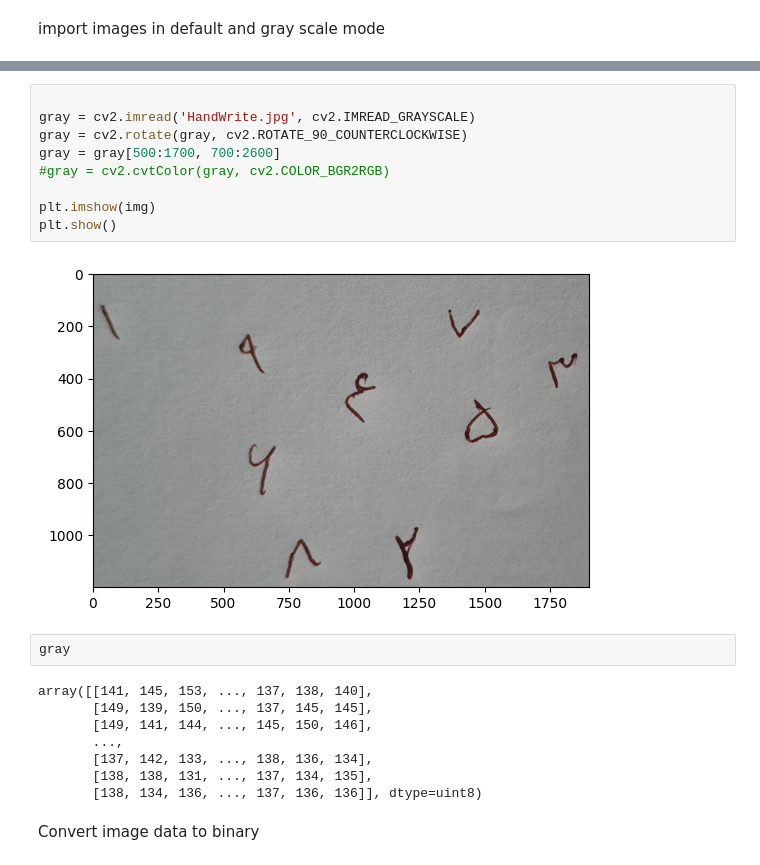
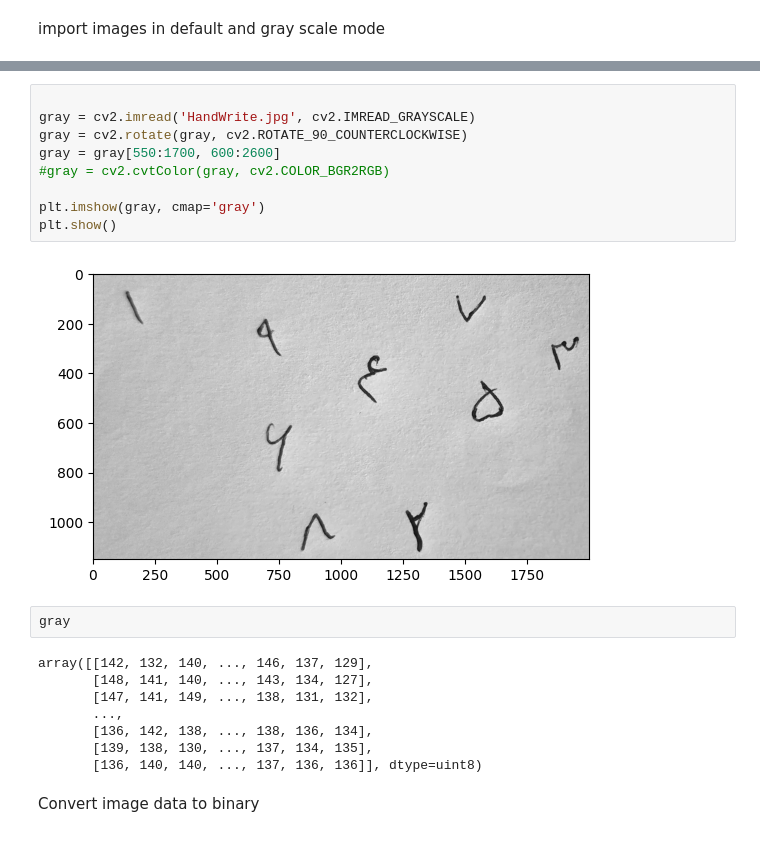
Before and after one commit to Mamootin/Connected-Component-OpenCV, a Jupyter notebook: ConnectedComponent.ipynb, the cells around one changed output, grey strips where cells are left out. Drawn from its saved outputs; the diff is of its cells as text.

```diff
--- a/ConnectedComponent.ipynb
+++ b/ConnectedComponent.ipynb
@@ -21,24 +25,24 @@ img = img[500:1700, 700:2600]
 # %%
 
 gray = cv2.imread('HandWrite.jpg', cv2.IMREAD_GRAYSCALE)
 gray = cv2.rotate(gray, cv2.ROTATE_90_COUNTERCLOCKWISE)
-gray = gray[500:1700, 700:2600]
+gray = gray[550:1700, 600:2600]
 #gray = cv2.cvtColor(gray, cv2.COLOR_BGR2RGB)
 
-plt.imshow(img)
+plt.imshow(gray, cmap='gray')
 plt.show()
 # %% [output]
-[figure, old version]
+[figure, new version]
 # %%
 gray
 # %% [output]
-array([[141, 145, 153, ..., 137, 138, 140],
-       [149, 139, 150, ..., 137, 145, 145],
-       [149, 141, 144, ..., 145, 150, 146],
+array([[142, 132, 140, ..., 146, 137, 129],
+       [148, 141, 140, ..., 143, 134, 127],
+       [147, 141, 149, ..., 138, 131, 132],
        ...,
-       [137, 142, 133, ..., 138, 136, 134],
-       [138, 138, 131, ..., 137, 134, 135],
-       [138, 134, 136, ..., 137, 136, 136]], dtype=uint8)
+       [136, 142, 138, ..., 138, 136, 134],
+       [139, 138, 130, ..., 137, 134, 135],
+       [136, 140, 140, ..., 137, 136, 136]], dtype=uint8)
 # %% [markdown]
 Convert image data to binary
 # %%
```
Also changed, not shown: parts of 11 cells of this notebook.
